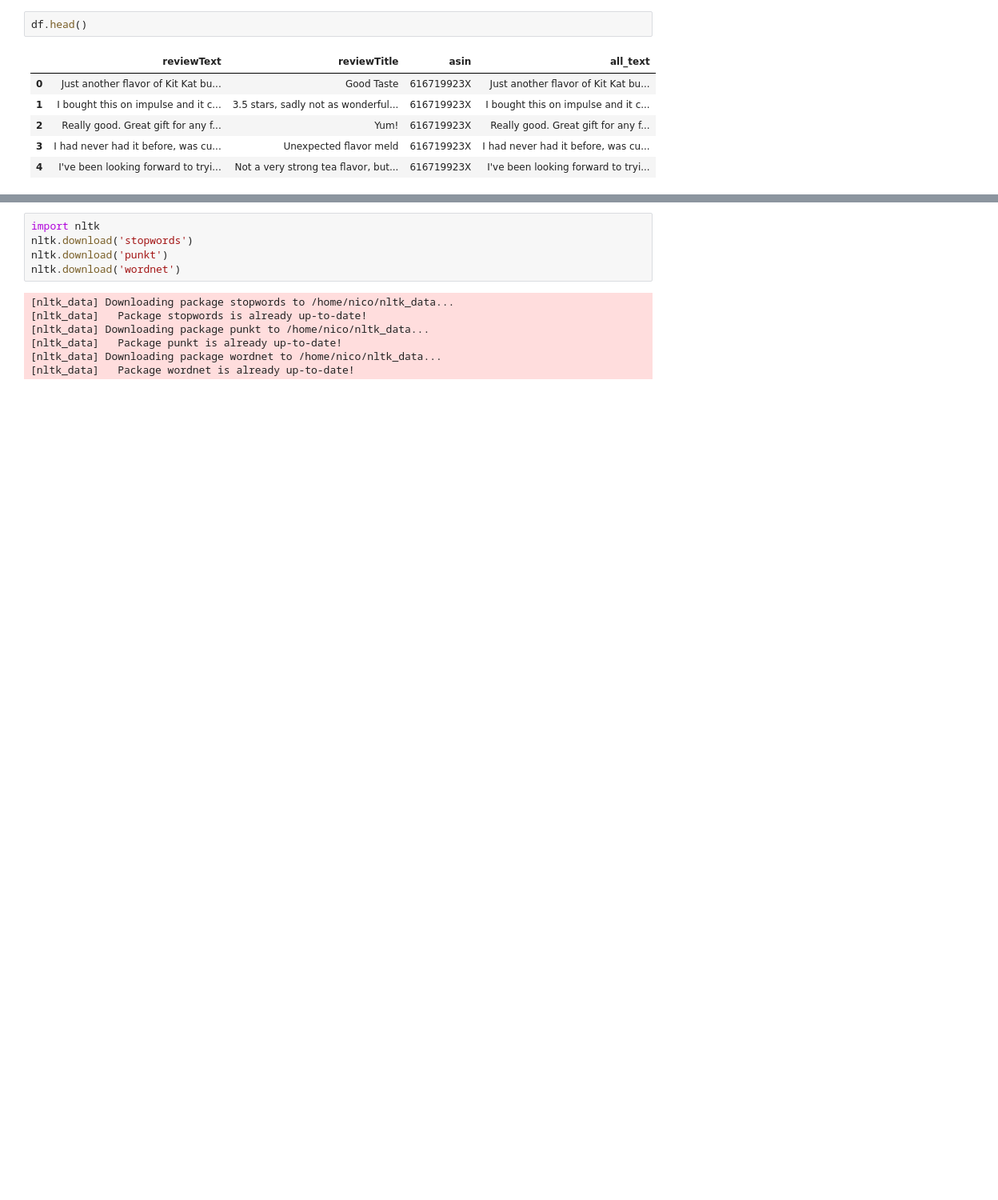
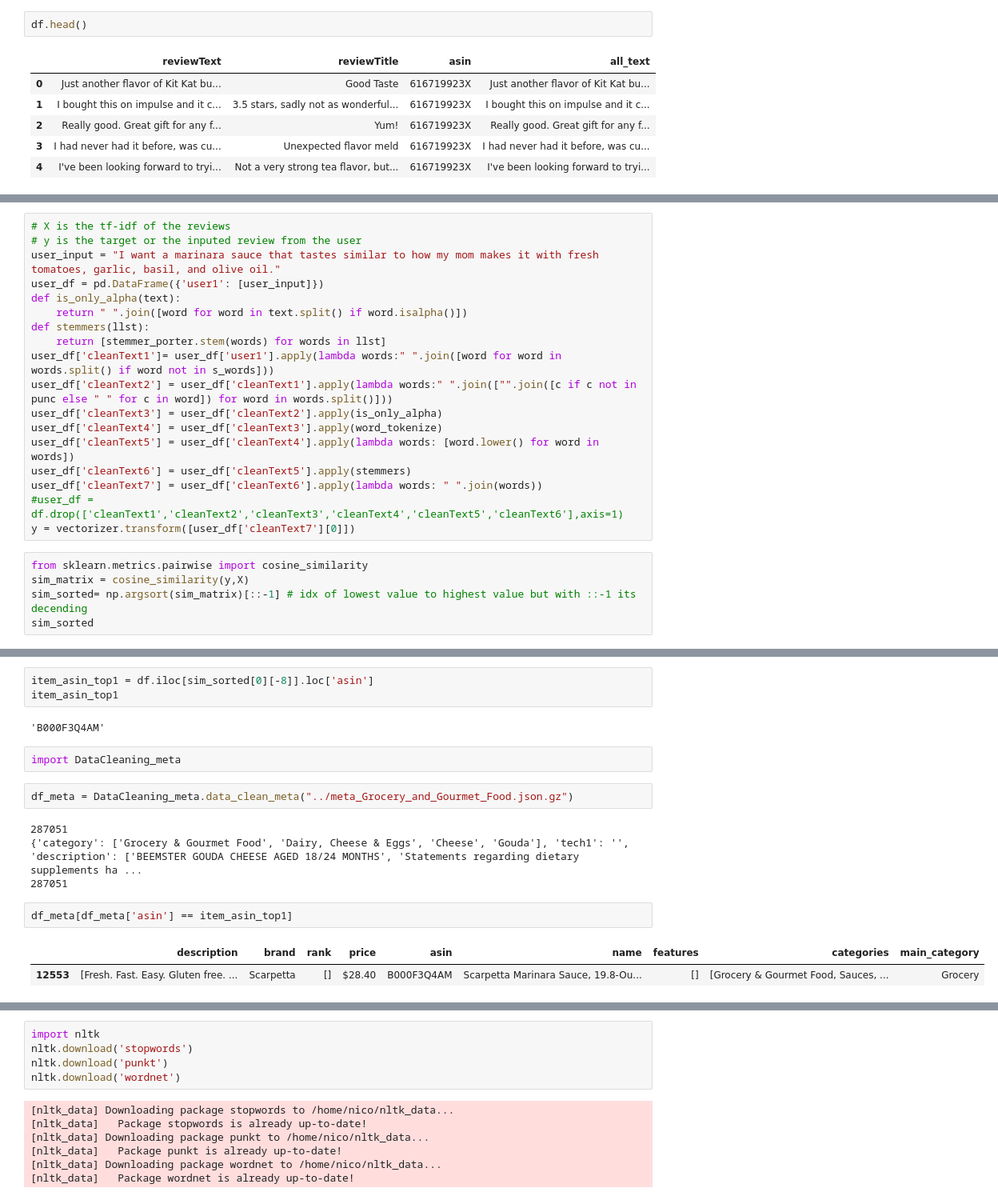
Before and after one commit to Nicoivazquez/Fancy_food_Recommender, a Jupyter notebook: reviews_mini_set.ipynb, the cells around one changed output, grey strips where cells are left out. Shown at 80% size. Saved outputs shown, nothing was run; the diff lists cells and outputs as text; blank space fills up the shorter version.

```diff
--- a/reviews_mini_set.ipynb
+++ b/reviews_mini_set.ipynb
@@ -152,0 +116,23 @@ Name: clean_text, Length: 151254, dtype: object
+# %%
+# X is the tf-idf of the reviews
+# y is the target or the inputed review from the user
+user_input = "I want a marinara sauce that tastes similar to how my mom makes it with fresh tomatoes, garlic, basil, and olive oil."
+user_df = pd.DataFrame({'user1': [user_input]})
+def is_only_alpha(text):
+    return " ".join([word for word in text.split() if word.isalpha()])
+def stemmers(llst):
+    return [stemmer_porter.stem(words) for words in llst]
+user_df['cleanText1']= user_df['user1'].apply(lambda words:" ".join([word for word in words.split() if word not in s_words]))
+user_df['cleanText2'] = user_df['cleanText1'].apply(lambda words:" ".join(["".join([c if c not in punc else " " for c in word]) for word in words.split()]))
+user_df['cleanText3'] = user_df['cleanText2'].apply(is_only_alpha)
+user_df['cleanText4'] = user_df['cleanText3'].apply(word_tokenize)
+user_df['cleanText5'] = user_df['cleanText4'].apply(lambda words: [word.lower() for word in words])
+user_df['cleanText6'] = user_df['cleanText5'].apply(stemmers)
+user_df['cleanText7'] = user_df['cleanText6'].apply(lambda words: " ".join(words))
+#user_df = df.drop(['cleanText1','cleanText2','cleanText3','cleanText4','cleanText5','cleanText6'],axis=1)
+y = vectorizer.transform([user_df['cleanText7'][0]])
+# %%
+from sklearn.metrics.pairwise import cosine_similarity
+sim_matrix = cosine_similarity(y,X)
+sim_sorted= np.argsort(sim_matrix)[::-1] # idx of lowest value to highest value but with ::-1 its decending
+sim_sorted
@@ -152,0 +151,18 @@ Name: clean_text, Length: 151254, dtype: object
+# %%
+item_asin_top1 = df.iloc[sim_sorted[0][-8]].loc['asin']
+item_asin_top1
+# %% [output]
+'B000F3Q4AM'
+# %%
+import DataCleaning_meta
+# %%
+df_meta = DataCleaning_meta.data_clean_meta("../meta_Grocery_and_Gourmet_Food.json.gz")
+# %% [output]
+287051
+{'category': ['Grocery & Gourmet Food', 'Dairy, Cheese & Eggs', 'Cheese', 'Gouda'], 'tech1': '', 'description': ['BEEMSTER GOUDA CHEESE AGED 18/24 MONTHS', 'Statements regarding dietary supplements ha ...
+287051
+# %%
+df_meta[df_meta['asin'] == item_asin_top1]
+# %% [output]
+|  | description | brand | rank | price | asin | name | features | categories | main_category |
+| 12553 | [Fresh. Fast. Easy. Gluten free. ... | Scarpetta | [] | $28.40 | B000F3Q4AM | Scarpetta Marinara Sauce, 19.8-Ou... | [] | [Grocery & Gourmet Food, Sauces, ... | Grocery |
```
Also changed, not shown: parts of 17 cells of this notebook, 2 other files.
